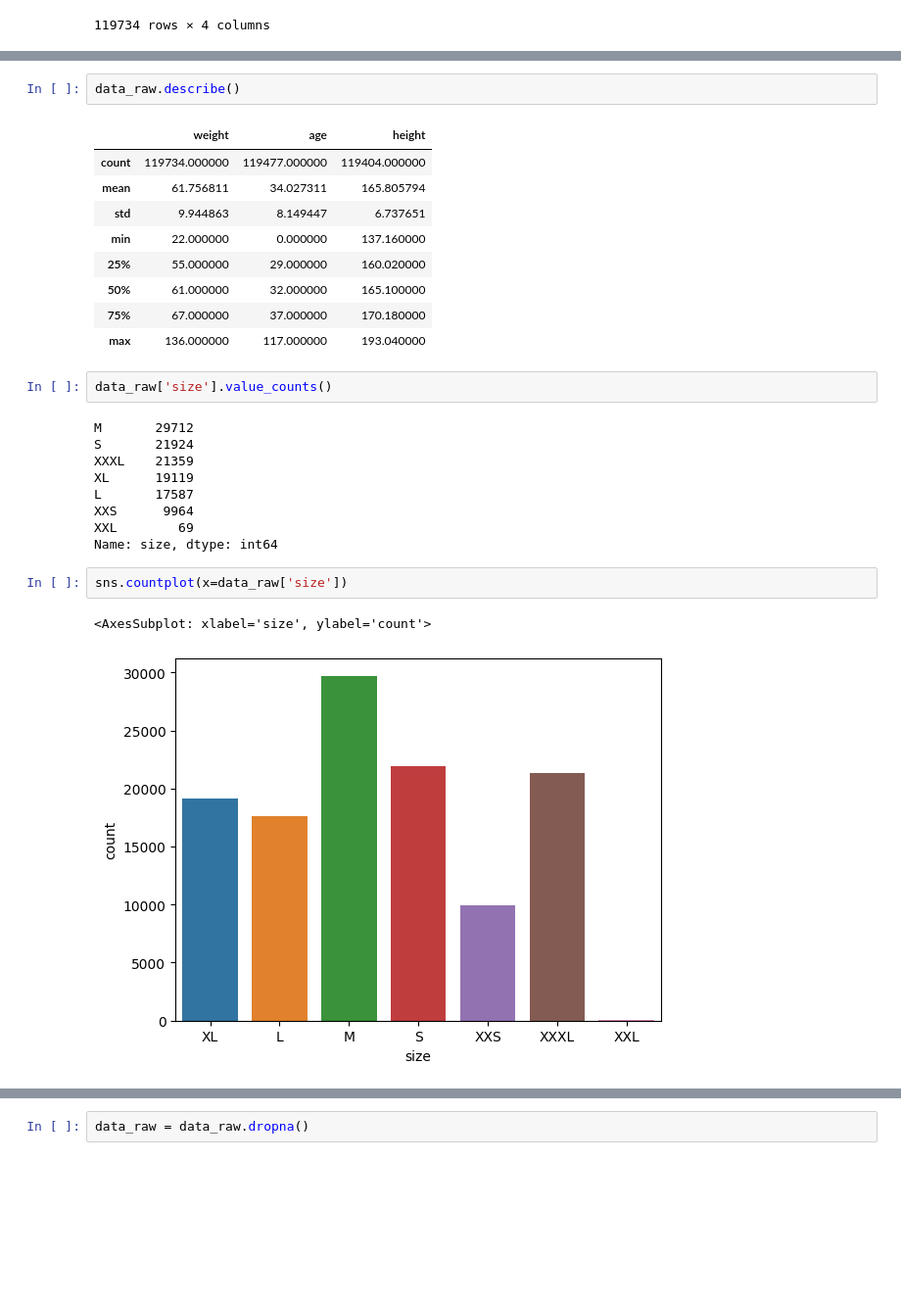
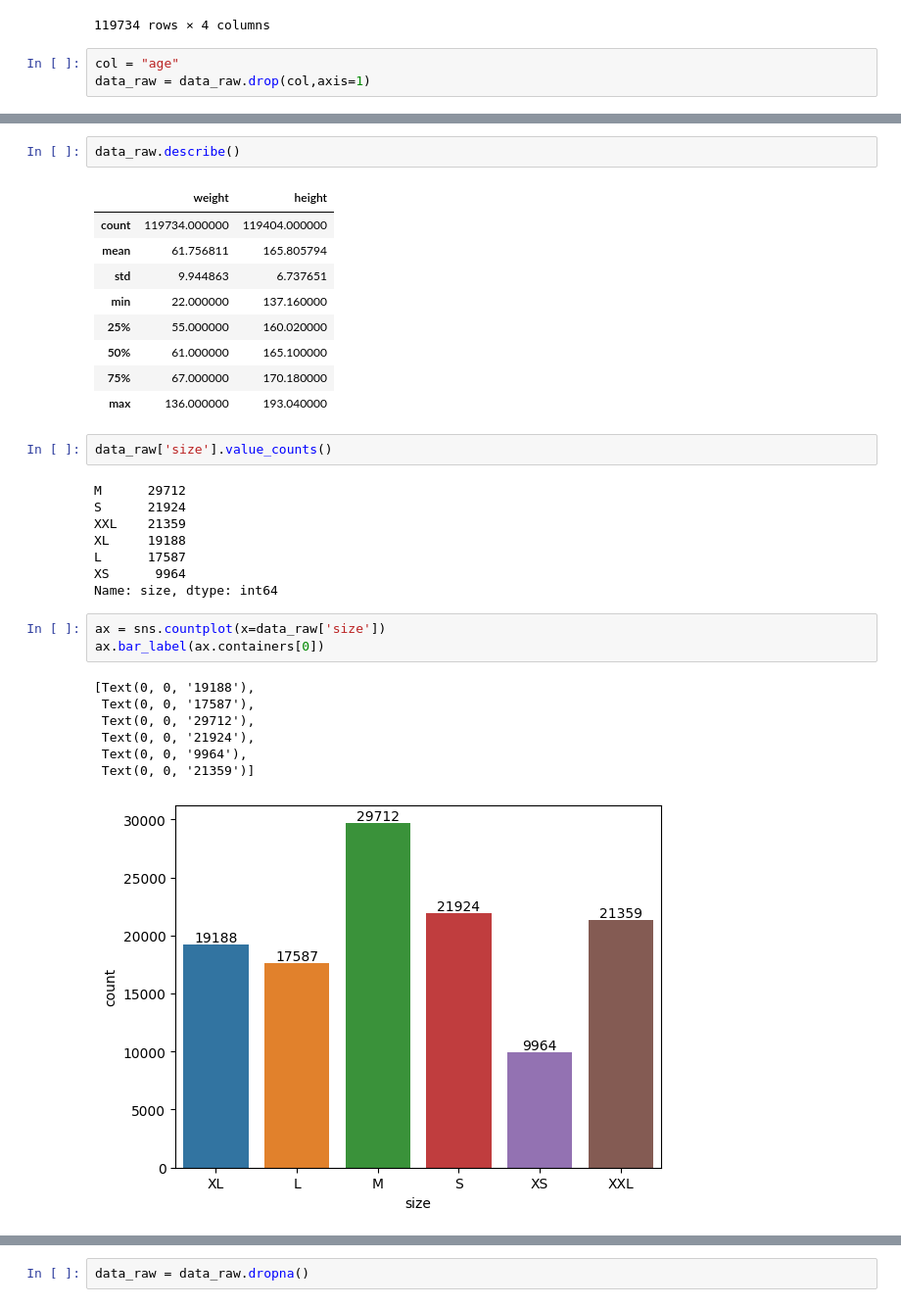
Before and after one commit to vanhuytran2610/BE-Fashion-PredictSize, a Jupyter notebook: predict-size.ipynb, the cells around one changed output, grey strips where cells are left out. Shown at 98% size. Saved outputs shown, nothing was run; the diff lists cells and outputs as text; blank space fills up the shorter version.

```diff
--- a/predict-size.ipynb
+++ b/predict-size.ipynb
@@ -33,6 +33,9 @@ data_raw
 | 119732 | 74 | 31.0 | 167.64 | XL |
 | 119733 | 70 | 30.0 | 167.64 | XL |
 119734 rows × 4 columns
+# %%
+col = "age"
+data_raw = data_raw.drop(col,axis=1)
 # %%
 data_raw.info()
 # %% [output]
@@ -50,28 +52,33 @@ memory usage: 3.7+ MB
 # %%
 data_raw.describe()
 # %% [output]
-|  | weight | age | height |
-| count | 119734.000000 | 119477.000000 | 119404.000000 |
-| mean | 61.756811 | 34.027311 | 165.805794 |
-| std | 9.944863 | 8.149447 | 6.737651 |
-| min | 22.000000 | 0.000000 | 137.160000 |
-| 25% | 55.000000 | 29.000000 | 160.020000 |
-| 50% | 61.000000 | 32.000000 | 165.100000 |
-| 75% | 67.000000 | 37.000000 | 170.180000 |
-| max | 136.000000 | 117.000000 | 193.040000 |
+|  | weight | height |
+| count | 119734.000000 | 119404.000000 |
+| mean | 61.756811 | 165.805794 |
+| std | 9.944863 | 6.737651 |
+| min | 22.000000 | 137.160000 |
+| 25% | 55.000000 | 160.020000 |
+| 50% | 61.000000 | 165.100000 |
+| 75% | 67.000000 | 170.180000 |
+| max | 136.000000 | 193.040000 |
 # %%
 data_raw['size'].value_counts()
 # %% [output]
-M       29712
-S       21924
-XXXL    21359
-XL      19119
-L       17587
-XXS      9964
-XXL        69
+M      29712
+S      21924
+XXL    21359
+XL     19188
+L      17587
+XS      9964
 Name: size, dtype: int64
 # %%
-sns.countplot(x=data_raw['size'])
+ax = sns.countplot(x=data_raw['size'])
+ax.bar_label(ax.containers[0])
 # %% [output]
-<AxesSubplot: xlabel='size', ylabel='count'>
+[Text(0, 0, '19188'),
+ Text(0, 0, '17587'),
+ Text(0, 0, '29712'),
+ Text(0, 0, '21924'),
+ Text(0, 0, '9964'),
+ Text(0, 0, '21359')]
-[figure, old version]
+[figure, new version]
```
Also changed, not shown: parts of 18 cells of this notebook, 3 other files.
